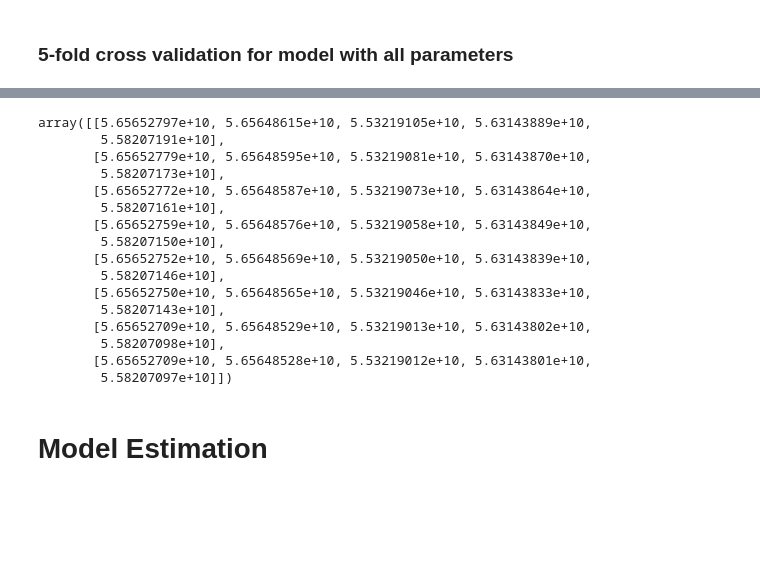
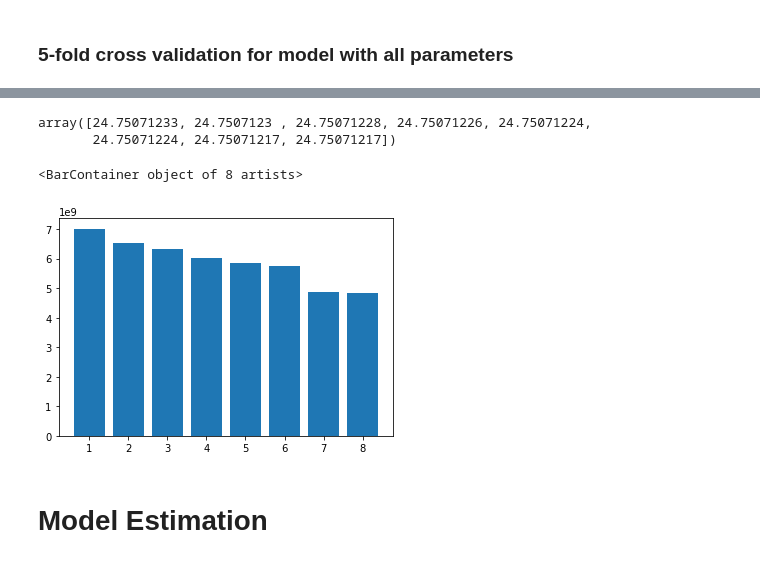
Before and after one commit to jjohashi/cogs109_finalproject, a Jupyter notebook: Cogs 109_housing_revised.ipynb, the cells around one changed output, grey strips where cells are left out. Drawn from its saved outputs; the diff is of its cells as text; code cells hidden in the pictures; blank space fills up the shorter version.

Commit message:
used original data and added plot of mse

```diff
--- a/Cogs 109_housing_revised.ipynb
+++ b/Cogs 109_housing_revised.ipynb
@@ -368,13 +365,13 @@ longitude
 # %%
 mse = {}
 
-for col in df.columns[0:-1]:
+for col in df.columns[0:-2]:
 
     if(col in ["median_income","housing_median_age","total_bedrooms","population","total_rooms","latitude","longitude"]):
         continue
 
     formula = "median_house_value ~ 1 + median_income + housing_median_age + total_bedrooms + population + total_rooms + latitude + longitude + " + col
-    model = ols(formula, data = df_normalize).fit()
+    model = ols(formula, data = df).fit()
 
     yhat = model.predict()
 
@@ -395,21 +389,0 @@ households
-# %%
-mse = {}
-
-for col in df.columns[0:-1]:
-
-    if(col in ["median_income","housing_median_age","total_bedrooms","population","total_rooms","latitude","longitude","households"]):
-        continue
-
-    formula = "median_house_value ~ 1 + median_income + housing_median_age + total_bedrooms + population + total_rooms + latitude + longitude + households + " + col
-    model = ols(formula, data = df_normalize).fit()
-
-    yhat = model.predict()
-
-    mse[col] = mean_squared_error(df['median_house_value'], yhat)
-
-print(mse)
-print(min(mse, key=mse.get))
-
-model_9 = "median_house_value ~ 1 + median_income + housing_median_age + total_bedrooms + population + total_rooms + latitude + longitude + households + "  + min(mse, key=mse.get)
-formulas.append(model_9)
-print(formulas)
@@ -438,15 +403,18 @@ mse_values = np.zeros((8,5))
 for x in range(8):
     mse_temp = []
     num_temp = 0
-    for train_index, val_index in kf.split(df_normalize):
+    for train_index, val_index in kf.split(df):
         #trains our model(s)
-        model = ols(formula=formulas[x],data=df_normalize.iloc[train_index,:]).fit()
+        #model = ols(formula=formulas[x],data=df_normalize.iloc[train_index,:]).fit()
+        model = ols(formula=formulas[x],data=df.iloc[train_index,:]).fit()
 
         #get predictions of the test data
-        yhat = model.predict(df_normalize.iloc[val_index,:]) #len(val_index)
+        #yhat = model.predict(df_normalize.iloc[val_index,:]) #len(val_index)
+        yhat = model.predict(df.iloc[val_index,:]) #len(val_index)
 
         #MSE(y,yhat)
         y = df['median_house_value'].iloc[val_index]
+        #y = df_normalize['median_house_value'].iloc[val_index]
 
         mse_temp.append(mean_squared_error(y,yhat))
         mse_values[x][num_temp] = mean_squared_error(y,yhat)
@@ -509,19 +489,19 @@ the mean of the mse: 56117422970.53678
-# %%
-mse_values
-# %% [output]
-array([[5.65652797e+10, 5.65648615e+10, 5.53219105e+10, 5.63143889e+10,
-        5.58207191e+10],
-       [5.65652779e+10, 5.65648595e+10, 5.53219081e+10, 5.63143870e+10,
-        5.58207173e+10],
-       [5.65652772e+10, 5.65648587e+10, 5.53219073e+10, 5.63143864e+10,
-        5.58207161e+10],
-       [5.65652759e+10, 5.65648576e+10, 5.53219058e+10, 5.63143849e+10,
-        5.58207150e+10],
-       [5.65652752e+10, 5.65648569e+10, 5.53219050e+10, 5.63143839e+10,
-        5.58207146e+10],
-       [5.65652750e+10, 5.65648565e+10, 5.53219046e+10, 5.63143833e+10,
-        5.58207143e+10],
-       [5.65652709e+10, 5.65648529e+10, 5.53219013e+10, 5.63143802e+10,
-        5.58207098e+10],
-       [5.65652709e+10, 5.65648528e+10, 5.53219012e+10, 5.63143801e+10,
-        5.58207097e+10]])
+# %%
+np.log(mse_total)
+# %% [output]
+array([24.75071233, 24.7507123 , 24.75071228, 24.75071226, 24.75071224,
+       24.75071224, 24.75071217, 24.75071217])
+# %%
+#plot mean test mse
+#x: model numbers
+x=[1,2,3,4,5,6,7,8]
+#y: mean of each model
+y=mse_total
+
+plt.bar(x, y)
+
+#pyplot.errorbar
+#yerr = standard deviation of
+# %% [output]
+<BarContainer object of 8 artists>
+[figure, added]
```
Also changed, not shown: parts of 21 cells of this notebook.
